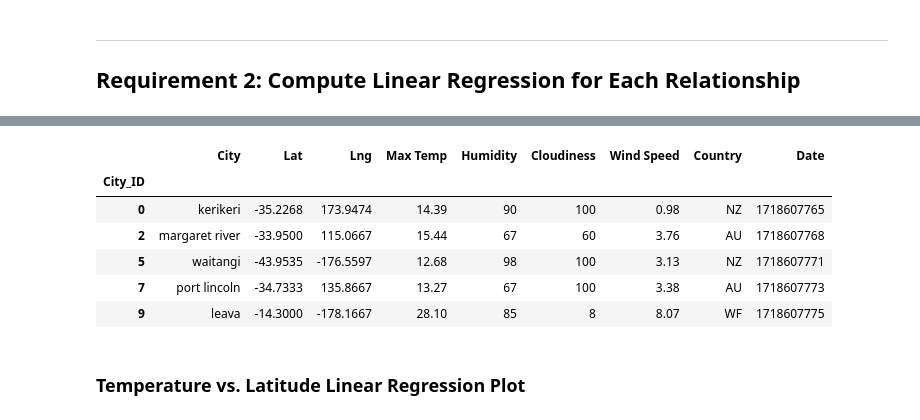
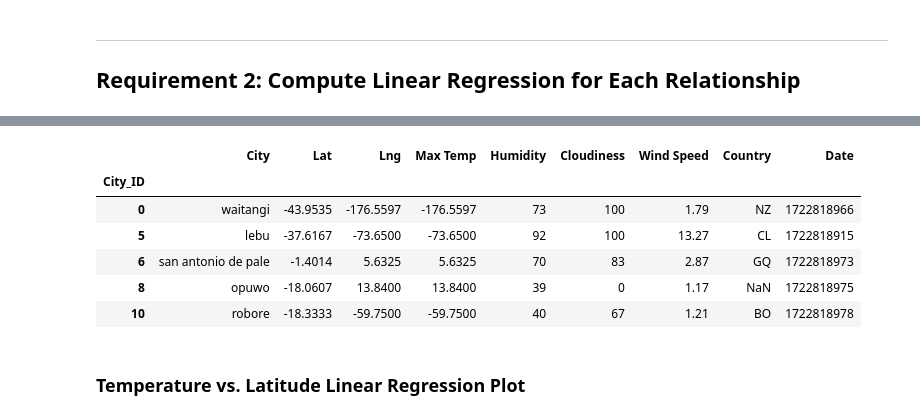
Before and after one commit to AbigailSerpa/World-Weather_Analysis, a Jupyter notebook: WeatherPy/WeatherPY/WeatherPy.ipynb, the cells around one changed output, grey strips where cells are left out. Cells and saved outputs as stored; diff of their text form; code cells hidden in the pictures.

Commit message:
uploading my finished wheatherpy data, scatter plots, and conclusions

```diff
--- a/WeatherPy/WeatherPY/WeatherPy.ipynb
+++ b/WeatherPy/WeatherPY/WeatherPy.ipynb
@@ -255,16 +313,16 @@ NameError: name 'northern_hemi_df' is not defined
 # %%
 # Create a DataFrame with the Southern Hemisphere data (Latitude < 0)
-# YOUR CODE HERE
+southern_hemisphere_df = city_data_df[city_data_df['Lat'] < 0]
 
 # Display sample data
-southern_hemi_df.head()
+southern_hemisphere_df.head()
 # %% [output]
 |  | City | Lat | Lng | Max Temp | Humidity | Cloudiness | Wind Speed | Country | Date |
 | City_ID |  |  |  |  |  |  |  |  |  |
-| 0 | kerikeri | -35.2268 | 173.9474 | 14.39 | 90 | 100 | 0.98 | NZ | 1718607765 |
-| 2 | margaret river | -33.9500 | 115.0667 | 15.44 | 67 | 60 | 3.76 | AU | 1718607768 |
-| 5 | waitangi | -43.9535 | -176.5597 | 12.68 | 98 | 100 | 3.13 | NZ | 1718607771 |
-| 7 | port lincoln | -34.7333 | 135.8667 | 13.27 | 67 | 100 | 3.38 | AU | 1718607773 |
-| 9 | leava | -14.3000 | -178.1667 | 28.10 | 85 | 8 | 8.07 | WF | 1718607775 |
+| 0 | waitangi | -43.9535 | -176.5597 | -176.5597 | 73 | 100 | 1.79 | NZ | 1722818966 |
+| 5 | lebu | -37.6167 | -73.6500 | -73.6500 | 92 | 100 | 13.27 | CL | 1722818915 |
+| 6 | san antonio de pale | -1.4014 | 5.6325 | 5.6325 | 70 | 83 | 2.87 | GQ | 1722818973 |
+| 8 | opuwo | -18.0607 | 13.8400 | 13.8400 | 39 | 0 | 1.17 | NaN | 1722818975 |
+| 10 | robore | -18.3333 | -59.7500 | -59.7500 | 40 | 67 | 1.21 | BO | 1722818978 |
 # %% [markdown]
 ###  Temperature vs. Latitude Linear Regression Plot
```
Also changed, not shown: parts of 35 cells of this notebook, 13 other files.
